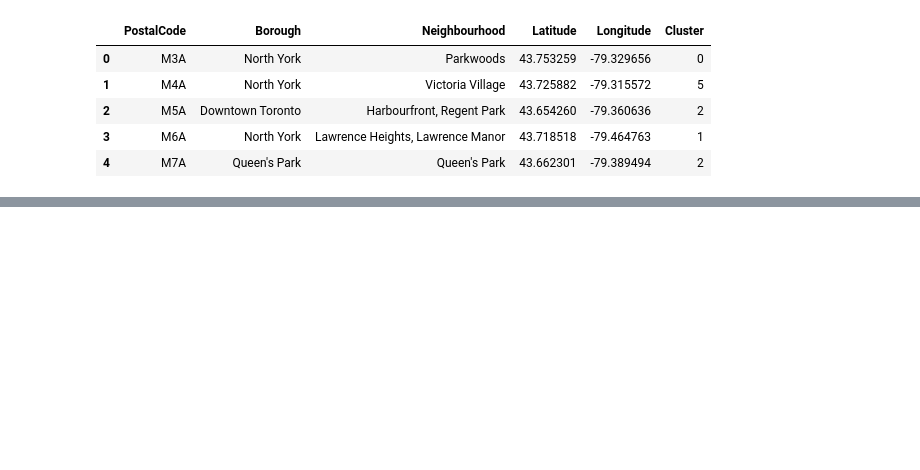
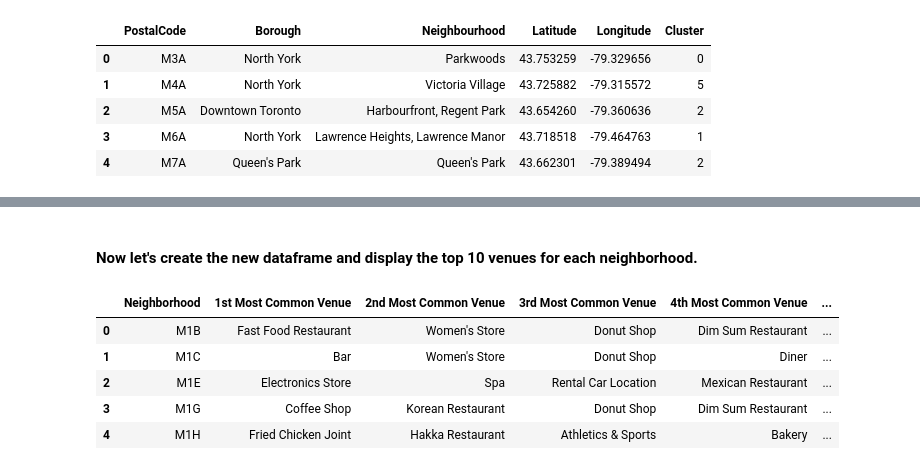
Before and after one commit to sahilinneurospace/Capstone, a Jupyter notebook: week2_notebook.ipynb, the cells around one changed output, grey strips where cells are left out. Cells and saved outputs as stored; diff of their text form; code cells hidden in the pictures; blank space fills up the shorter version.

```diff
--- a/week2_notebook.ipynb
+++ b/week2_notebook.ipynb
@@ -222,0 +401,36 @@ map_clusters
+# %% [markdown]
+#### Now let's create the new dataframe and display the top 10 venues for each neighborhood.
+# %%
+def return_most_common_venues(row, num_top_venues):
+    row_categories = row.iloc[1:]
+    row_categories_sorted = row_categories.sort_values(ascending=False)
+
+    return row_categories_sorted.index.values[0:num_top_venues]
+# %%
+num_top_venues = 10
+
+indicators = ['st', 'nd', 'rd']
+
+# create columns according to number of top venues
+columns = ['Neighborhood']
+for ind in range(num_top_venues):
+    try:
+        columns.append('{}{} Most Common Venue'.format(ind+1, indicators[ind]))
+    except:
+        columns.append('{}th Most Common Venue'.format(ind+1))
+
+# create a new dataframe
+neighborhoods_venues_sorted = pd.DataFrame(columns=columns)
+neighborhoods_venues_sorted['Neighborhood'] = toronto_grouped['Neighborhood']
+
+for ind in range(toronto_grouped.shape[0]):
+    neighborhoods_venues_sorted.iloc[ind, 1:] = return_most_common_venues(toronto_grouped.iloc[ind, :], num_top_venues)
+
+neighborhoods_venues_sorted.head()
+# %% [output]
+|  | Neighborhood | 1st Most Common Venue | 2nd Most Common Venue | 3rd Most Common Venue | 4th Most Common Venue | ... |
+| 0 | M1B | Fast Food Restaurant | Women's Store | Donut Shop | Dim Sum Restaurant | ... |
+| 1 | M1C | Bar | Women's Store | Donut Shop | Diner | ... |
+| 2 | M1E | Electronics Store | Spa | Rental Car Location | Mexican Restaurant | ... |
+| 3 | M1G | Coffee Shop | Korean Restaurant | Donut Shop | Dim Sum Restaurant | ... |
+| 4 | M1H | Fried Chicken Joint | Hakka Restaurant | Athletics & Sports | Bakery | ... |
```
Also changed, not shown: parts of 25 cells of this notebook.
